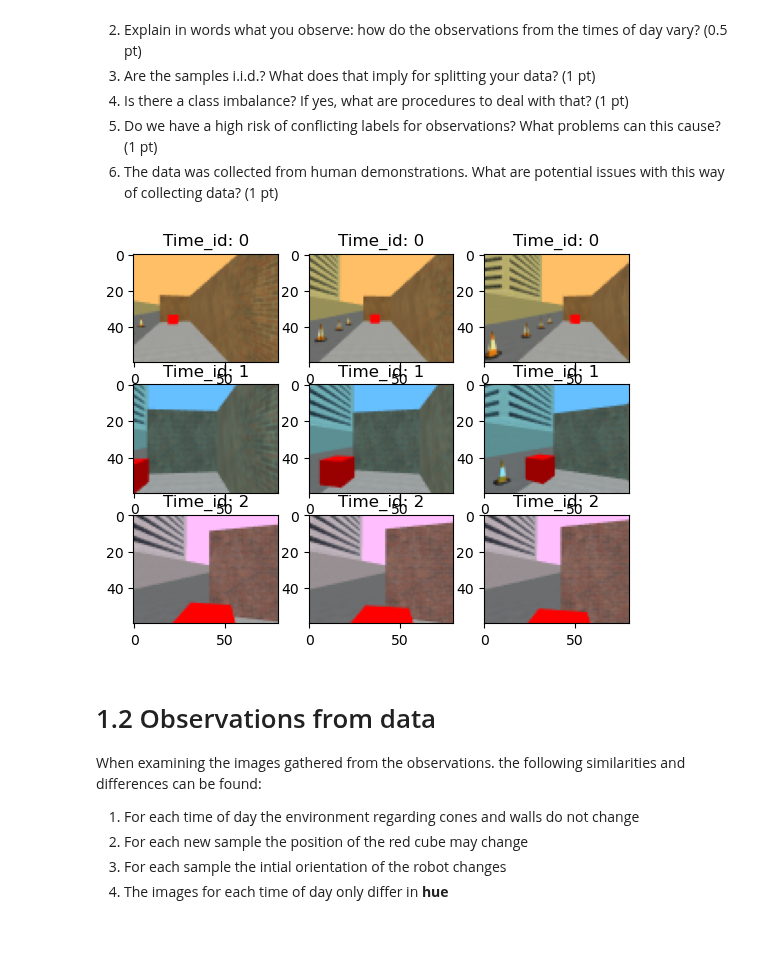
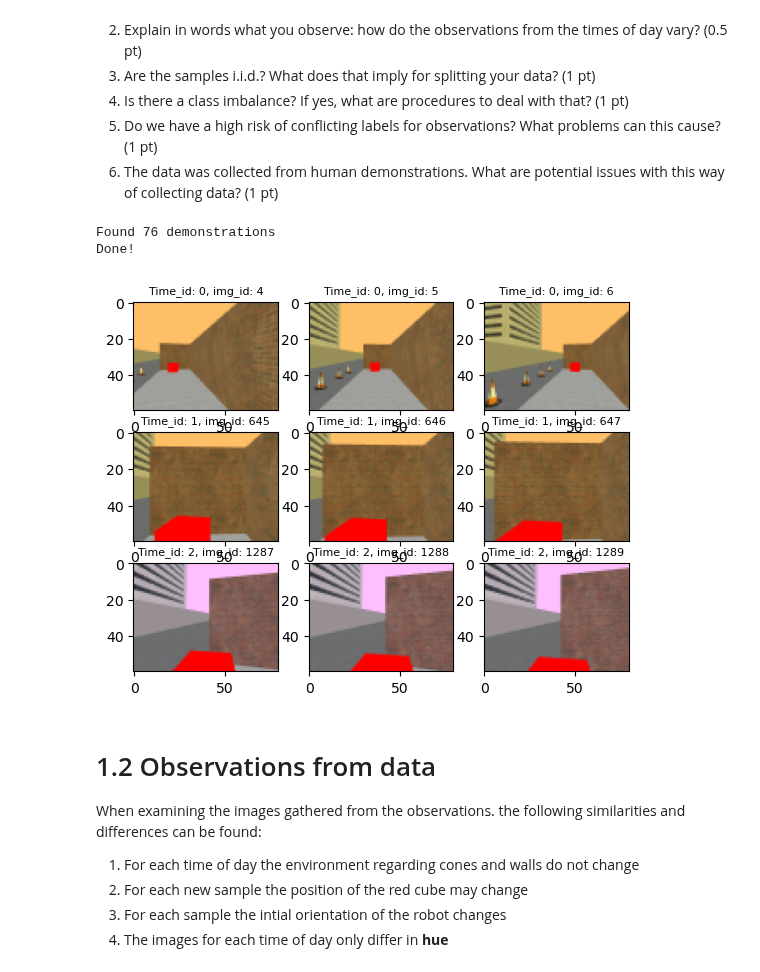
Before and after one commit to kvta1/RO47002, a Jupyter notebook: final_assignment/RO47002-final-assignment-2023.ipynb, the cells around one changed output. Drawn from its saved outputs; the diff is of its cells as text; code cells hidden in the pictures; blank space fills up the shorter version.

```diff
--- a/final_assignment/RO47002-final-assignment-2023.ipynb
+++ b/final_assignment/RO47002-final-assignment-2023.ipynb
@@ -837,17 +823,62 @@ Add code and markdown cells to address all of the following points:
 4. Is there a class imbalance? If yes, what are procedures to deal with that? <span style="float: right;">(1 pt)</span>
 5. Do we have a high risk of conflicting labels for observations? What problems can this cause? <span style="float: right;">(1 pt)</span>
 6. The data was collected from human demonstrations. What are potential issues with this way of collecting data? <span style="float: right;">(1 pt)</span>
+# %%
+# Look for all the demonstration pickle files in the demonstrations/ directory.
+#  The originally provided demo files are called: demo-[time_id]-[datetime].pickle
+#  Any demo files you record yourself are called: demostud-[time_id]-[datetime].pickle
+
+# CHANGE THIS IF NEEDED: select the pickle file pattern to match ...
+
+DEMO_FILEPATTERN = 'demo-*-*.pickle'      # only use ORIGINALLY provided demo files
+#DEMO_FILEPATTERN = 'demostud-*-*.pickle'  # only use YOUR own collected demo files
+#DEMO_FILEPATTERN = 'demo*-*.pickle'        # use ALL available demo files
+
+# find the relevant filenames
+filenames = glob.glob(f'demonstrations/{DEMO_FILEPATTERN}')
+filenames.sort() # ensure the order is well-defined
+print(f'Found {len(filenames)} demonstrations')
+
+# in a loop, load the found pickle files
+demonstrations = []
+for filename in filenames:
+    with open(filename, 'rb') as fd:
+        demonstration = pickle.load(fd)
+
+        actions = demonstration['actions']
+        demonstrations.append(demonstration)
+
+print("Done!")
+# %% [output]
+Found 76 demonstrations
+Done!
+# %%
+# we can combine all the observations, actions, and time ids
+
+observations = np.concatenate([d['observations'] for d in demonstrations])
+actions = np.concatenate([d['actions'] for d in demonstrations])
+time_ids = np.concatenate([d['time'] for d in demonstrations])
+
+# pre-processing: subsample and only keep every n-th sample for efficiency
+# this can speed up training
+ss = 1
+observations = observations[::ss]
+actions = actions[::ss]
+time_ids = time_ids[::ss]
 # %%
 idx = []
 idx.append(list(range(4,7)))
 idx.append(list(range(int(time_ids.shape[0]/2), int(time_ids.shape[0]/2)+3)))
 idx.append(list(range(time_ids.shape[0]-3, time_ids.shape[0])))
 
 fig, axs = plt.subplots(3, 3)
 
+
+
 for j in range(3):
     for i in range(3):
         axs[j, i].imshow(observations[idx[j][i]])
-        axs[j, i].set_title(f"Time_id: {time_ids[idx[j][i]]}")
+        axs[j, i].set_title(f"Time_id: {time_ids[idx[j][i]]}, img_id: {idx[j][i]}")
+        axs[j, i].title.set_size(8)
 # %% [output]
-[figure, old version]
+[figure, new version]
```
Also changed, not shown: parts of 32 cells of this notebook.
